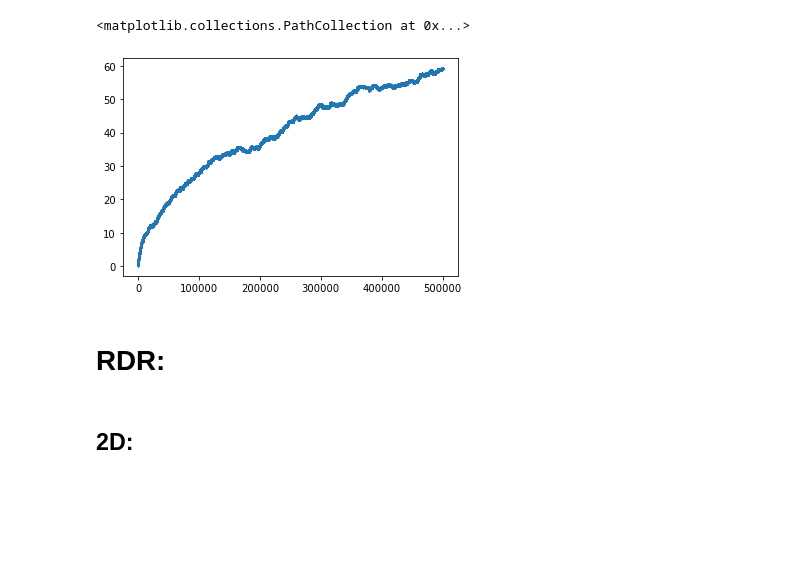
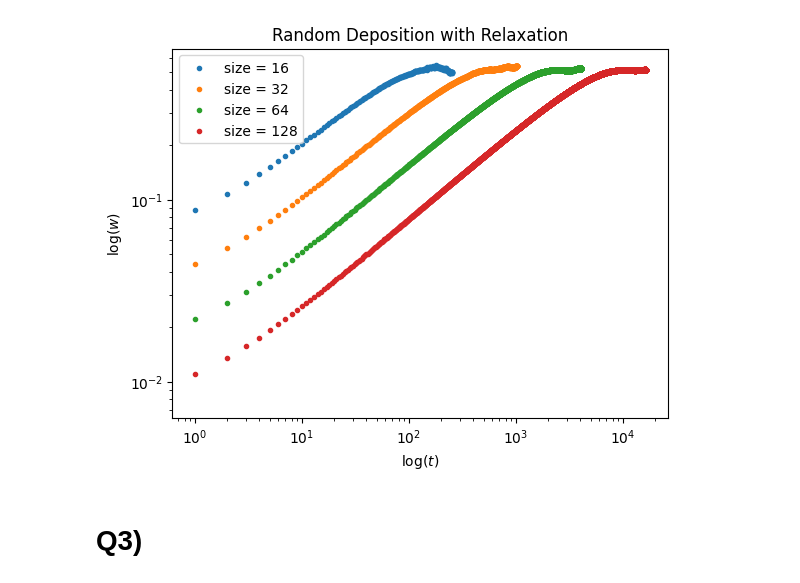
Before and after one commit to yashar7799/comp-physics-sbu, a Jupyter notebook: set1.ipynb, the cells around one changed output. Saved outputs shown, nothing was run; the diff lists cells and outputs as text; code cells hidden in the pictures; blank space fills up the shorter version.

```diff
--- a/set1.ipynb
+++ b/set1.ipynb
@@ -9,2 +83,17 @@ from numba import njit
+# %%
+for L in [16, 32, 64, 128]:
+    w = RDR(L**2, L)
+    plt.scatter(range(L**2), w, marker='.', label=f"size = {L}")
+
+plt.loglog()
+plt.xlabel(r"$\log(t)$")
+plt.ylabel(r"$\log(w)$")
+plt.title('Random Deposition with Relaxation')
+plt.legend()
+plt.show()
+# %% [output]
+[figure, added]
+# %% [markdown]
+# Q3)
 # %%
 @njit
@@ -23,15 +121,0 @@ def RD(N, L):
-# %%
-N = 500000
-L = 128
-
-w = RD(N, L)
-
-plt.scatter(range(N), w, marker='.', s=1)
-# plt.loglog()
-# %% [output]
-<matplotlib.collections.PathCollection at 0x...>
-[figure, removed]
-# %% [markdown]
-# RDR:
-# %% [markdown]
-## 2D:
```
Also changed, not shown: parts of 15 cells of this notebook.
